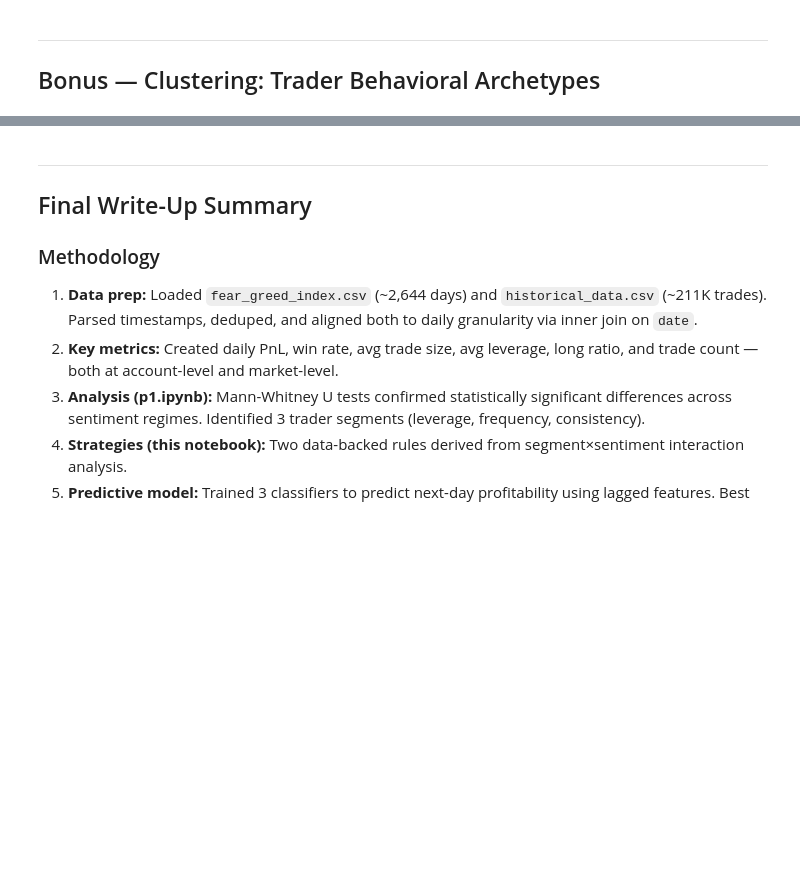
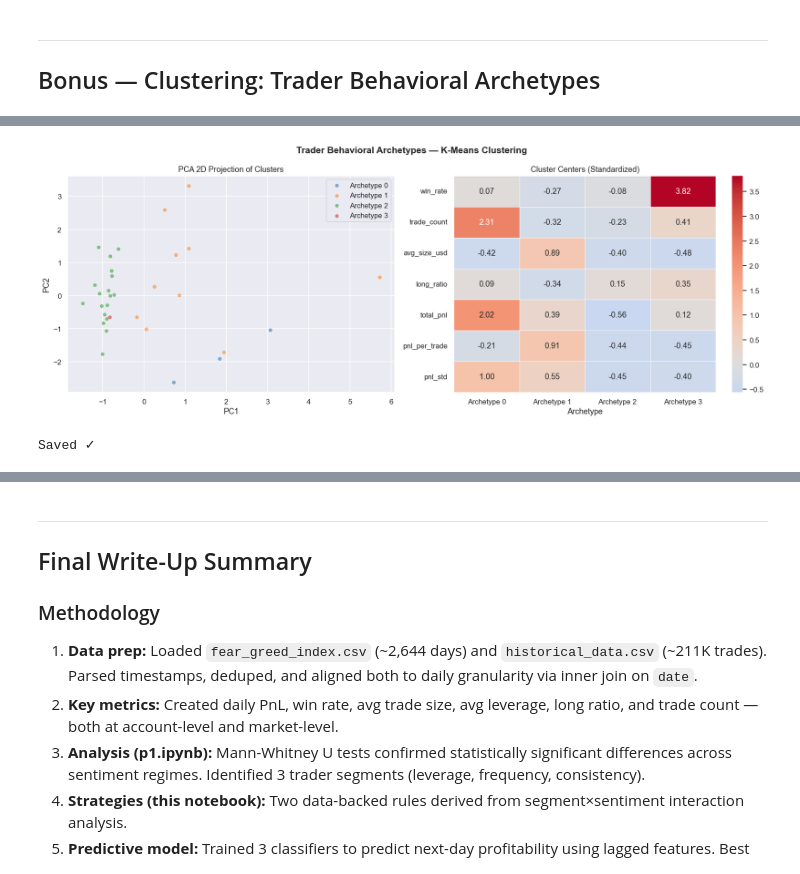
Before and after one commit to bharatbushan03/Data-Science-Intern-Project, a Jupyter notebook: p2.ipynb, the cells around one changed output, grey strips where cells are left out. Drawn from its saved outputs; the diff is of its cells as text; code cells hidden in the pictures; blank space fills up the shorter version.

```diff
--- a/p2.ipynb
+++ b/p2.ipynb
@@ -356,8 +413,10 @@ plt.show()
 # %%
-K = 4  # 4 behavioral archetypes
-km = KMeans(n_clusters=K, random_state=42, n_init='auto')
+K_BEST = 4   # 4 behavioral archetypes
+np.random.seed(42)
+centers_best, labels_best = _vq.kmeans2(X_cl, K_BEST, iter=30, minit='points')
+
 cluster_df = cluster_df.copy()
-cluster_df['cluster'] = km.fit_predict(X_cl)
+cluster_df['cluster'] = labels_best
 
 profile = cluster_df.groupby('cluster')[cluster_feats].mean().round(4)
 profile.index = [f'Archetype {i}' for i in profile.index]
@@ -366,29 +432,33 @@ profile
 # %%
 # PCA 2D + cluster heatmap
 pca = PCA(n_components=2, random_state=42)
 X_pca = pca.fit_transform(X_cl)
 
 fig, axes = plt.subplots(1, 2, figsize=(16, 6))
 fig.suptitle('Trader Behavioral Archetypes — K-Means Clustering', fontsize=14, fontweight='bold')
 
 cmap_c = plt.get_cmap('tab10')
-for cl in range(K):
+for cl in range(K_BEST):
     mask = cluster_df['cluster'] == cl
     axes[0].scatter(X_pca[mask, 0], X_pca[mask, 1],
                     label=f'Archetype {cl}', alpha=0.5, s=20, color=cmap_c(cl))
 axes[0].set_title('PCA 2D Projection of Clusters'); axes[0].set_xlabel('PC1'); axes[0].set_ylabel('PC2')
 axes[0].legend()
 
-centers_df = pd.DataFrame(km.cluster_centers_, columns=cluster_feats)
-centers_df.index = [f'Archetype {i}' for i in range(K)]
+# Use centers from scipy kmeans2 (already in standardized space)
+centers_df = pd.DataFrame(centers_best, columns=cluster_feats)
+centers_df.index = [f'Archetype {i}' for i in range(K_BEST)]
 sns.heatmap(centers_df.T, annot=True, fmt='.2f', cmap='coolwarm', center=0,
             linewidths=0.5, ax=axes[1])
 axes[1].set_title('Cluster Centers (Standardized)'); axes[1].set_xlabel('Archetype')
 
 plt.tight_layout()
 plt.savefig('chart_bonus_clusters.png', bbox_inches='tight')
 plt.show()
 print('Saved ✓')
+# %% [output]
+[figure, added]
+Saved ✓
 # %%
 # Archetype labeling based on profile
 print('Behavioral Archetype Summary:')
```
Also changed, not shown: parts of 10 cells of this notebook, 10 other files.
